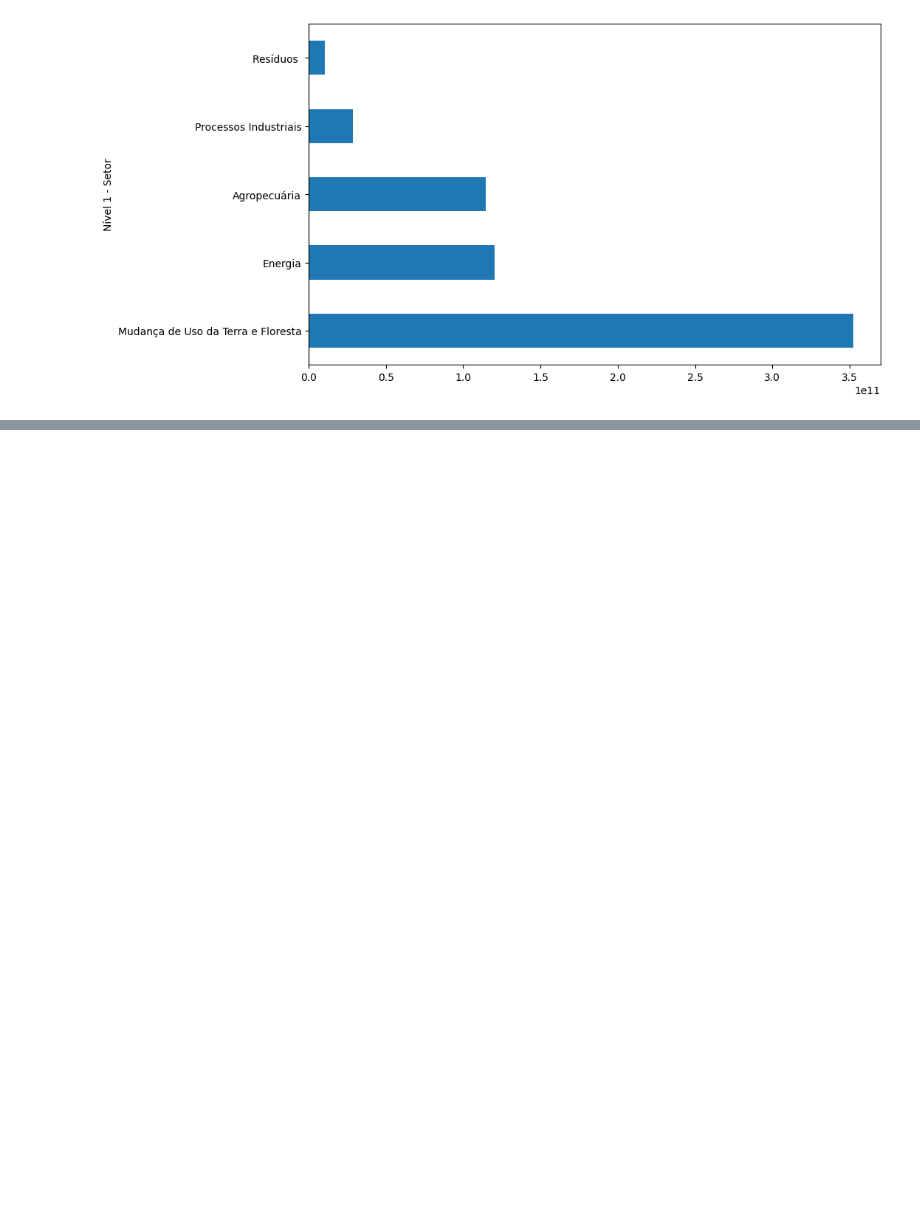
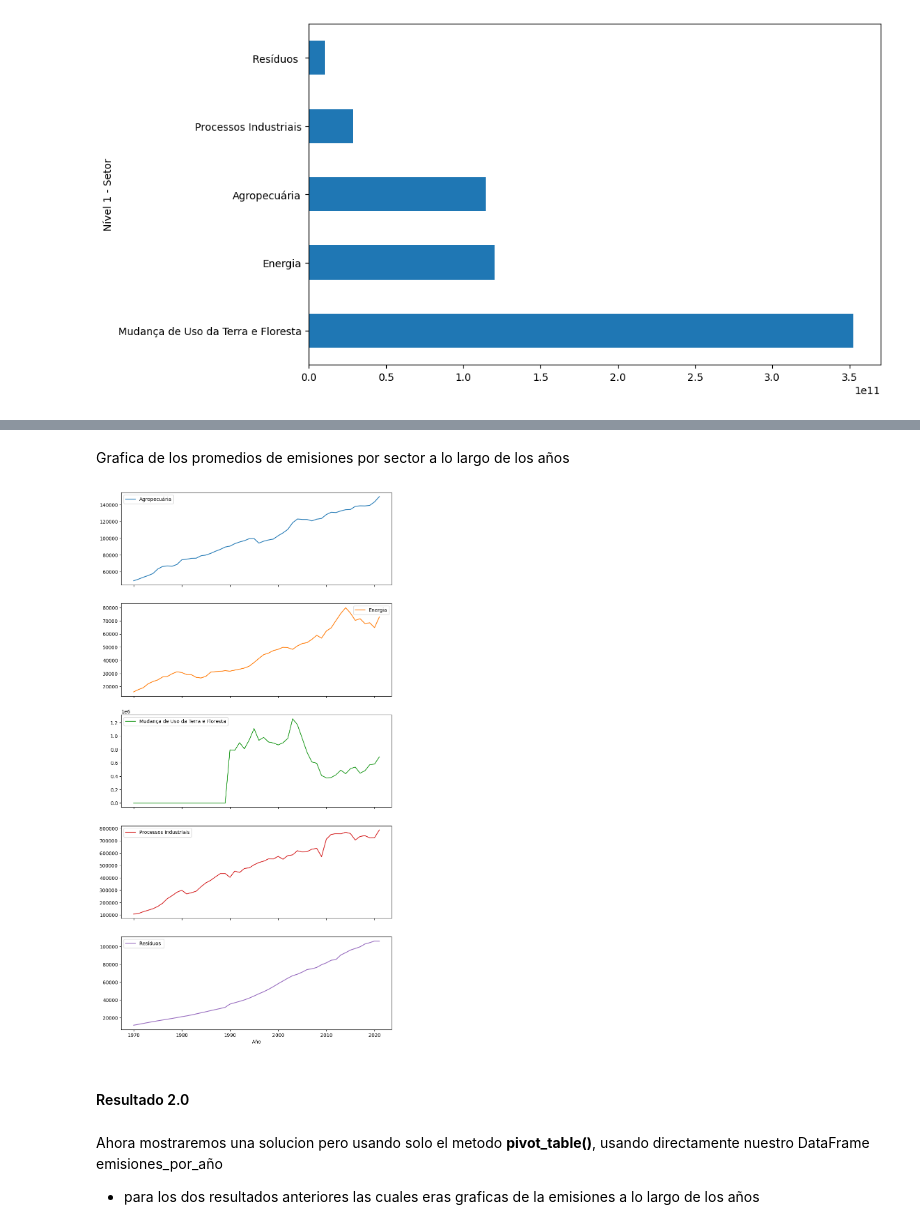
Before and after one commit to Basurero2/Pandas_seleccionar_y_agrupar_datos, a Jupyter notebook: Pandas_seleccionar_y_agrupar_datos.ipynb, the cells around one changed output, grey strips where cells are left out. Drawn from its saved outputs; the diff is of its cells as text; code cells hidden in the pictures; blank space fills up the shorter version.

```diff
--- a/Pandas_seleccionar_y_agrupar_datos.ipynb
+++ b/Pandas_seleccionar_y_agrupar_datos.ipynb
@@ -643,0 +1063,3 @@ emisiones_totales.plot(kind="barh", figsize=(10,6))
+# %%
+promedio_emision_sector_anual = emisiones_por_año.groupby(["Año", "Nível 1 - Setor"])["Emision"].mean().reset_index()
+promedio_emision_sector_anual
@@ -643,0 +1084,3 @@ emisiones_totales.plot(kind="barh", figsize=(10,6))
+# %%
+promedio_emision_sector_anual = promedio_emision_sector_anual.pivot_table(index = "Año", columns = "Nível 1 - Setor", values = "Emision")
+promedio_emision_sector_anual
@@ -643,0 +1106,11 @@ emisiones_totales.plot(kind="barh", figsize=(10,6))
+# %% [markdown]
+Grafica de los promedios de emisiones por sector a lo largo de los años
+# %%
+promedio_emision_sector_anual.plot(subplots=True, figsize=(10,20));
+# %% [output]
+[figure, added]
+# %% [markdown]
+#### Resultado 2.0
+# %% [markdown]
+Ahora mostraremos una solucion pero usando solo el metodo **pivot_table()**, usando directamente nuestro DataFrame emisiones_por_año
+- para los dos resultados anteriores las cuales eras graficas de la emisiones a lo largo de los años
```
Also changed, not shown: parts of 80 cells of this notebook.
